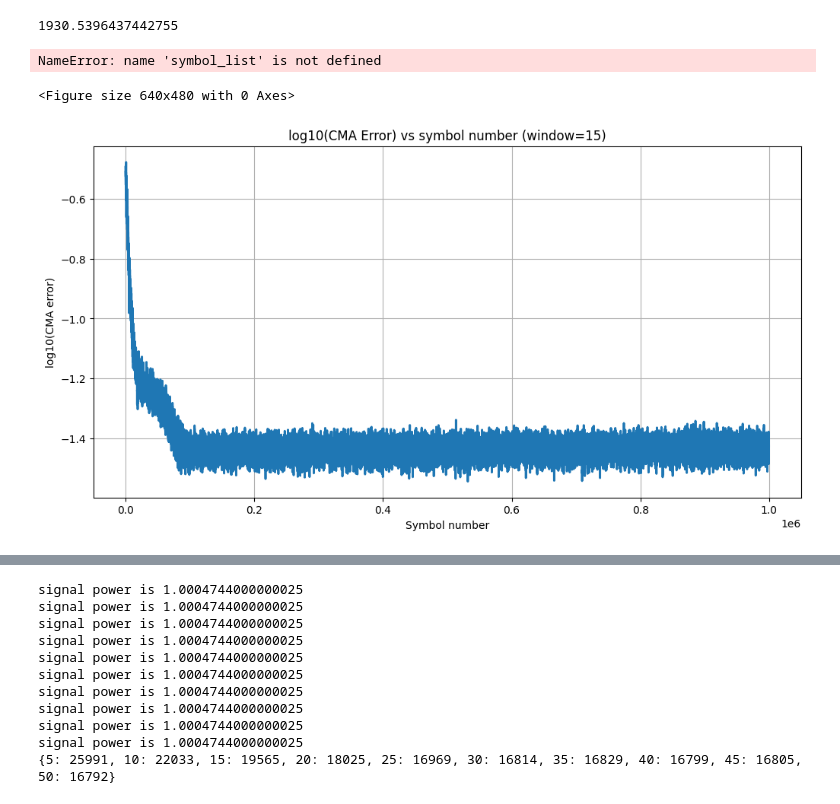
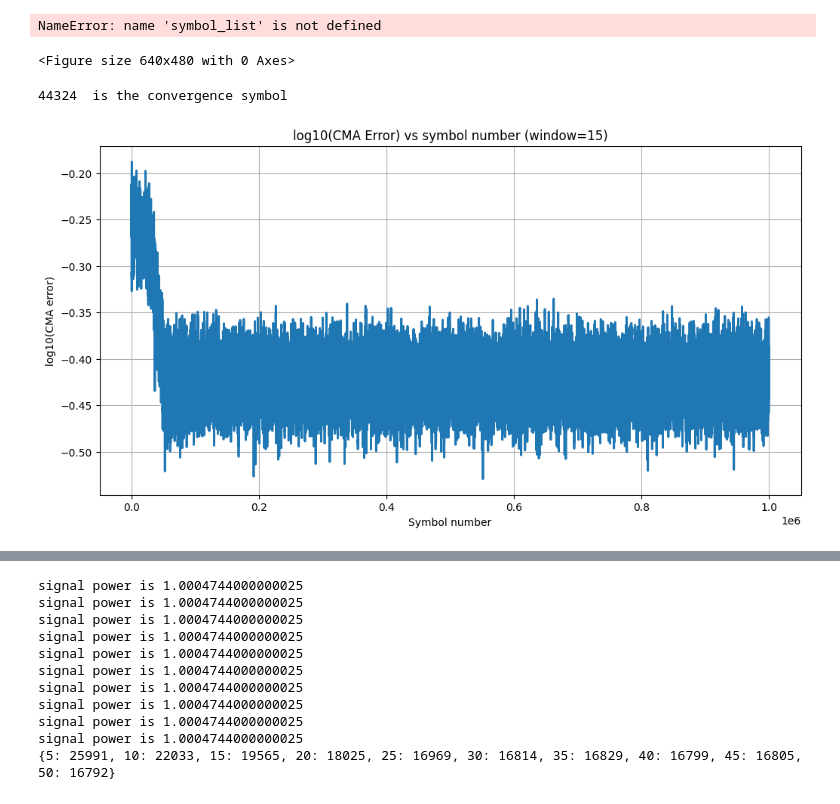
Before and after one commit to Denviser/RL-Project, a Jupyter notebook: DSP/cma_ucb.ipynb, the cells around one changed output, grey strips where cells are left out. Saved outputs shown, nothing was run; the diff lists cells and outputs as text; code cells hidden in the pictures.

```diff
--- a/DSP/cma_ucb.ipynb
+++ b/DSP/cma_ucb.ipynb
@@ -25,9 +25,9 @@ Rs=32e9, # 32 gbaud
 SpS = 2,
 )
 
-E_cfo = cma_utils.apply_cfo_both_polarisations(E_after_pmd, freq_offset, fs)
+# E_cfo = cma_utils.apply_cfo_both_polarisations(E_after_pmd, freq_offset, fs)
 
-E_noisy = cma_utils.apply_awgn(E_cfo, 30)
+E_noisy = cma_utils.apply_awgn(E_after_pmd, 30)
 
 print("Input shape:", E_in.shape)
 print(E_in)
@@ -61,12 +61,13 @@ Output shape: (1000000, 2)
 # %%
 # avg_cost, last_symbol_error, pxx, pxy, pyx, pyy = cma_utils.cma_lbfgs(E_after_pmd, num_taps)
 # run this cell for cma, mcma, or vmcma:
-E_out, stats = cma_utils.lms_cfo_joint(E_noisy, num_taps, mu=1e-4, mu_f=0.3e-4, fs=2e9)
-pxx, pxy, pyx, pyy, f_est, cma_error = stats['pxx'], stats['pyx'], stats['pyx'], stats['pyy'], stats['f_est'], stats['error']
-print(f_est)
+# E_out, stats = cma_utils.lms_cfo_joint(E_noisy, num_taps, mu=1e-4, mu_f=0.3e-4, fs=2e9)
+E_out, stats = cma_utils.cma_python(E_noisy, num_taps, mu_CMA=1e-4)
+pxx, pxy, pyx, pyy, cma_error = stats['pxx'], stats['pyx'], stats['pyx'], stats['pyy'], stats['cma_error']
+
+# pxx, pxy, pyx, pyy, f_est, cma_error = stats['pxx'], stats['pyx'], stats['pyx'], stats['pyy'], stats['f_est'], stats['error']
+# print(f_est)
 # symbols_with_cfo_correction=cma_utils.cfo_correction_both_pol(E_out, fs)
-# %% [output]
-1930.5396437442755
 # %%
 # run this block for lbfgs:
 
@@ -137,29 +138,33 @@ NameError: name 'symbol_list' is not defined
 # %%
 plt.figure(figsize=(12, 6))
 errors = np.array(list(cma_error))
 eps = 1e-12
 errors = np.maximum(errors, eps)
 log_errors = np.log10(errors)
 
 window = 100
 smooth_log_errors = np.convolve(
     log_errors,
     np.ones(window) / window,
     mode="valid"
 )
 
 symbols = np.array(list(cma_error))
 symbols_smooth = symbols[window - 1:]
 
 plt.plot(smooth_log_errors, linewidth=2)
 plt.xlabel("Symbol number")
 plt.ylabel("log10(CMA error)")
 plt.title("log10(CMA Error) vs symbol number (window=15)")
 plt.grid(True)
 
+convergence_symbol= cma_utils.find_convergence_backward(smooth_log_errors)
+print(convergence_symbol, " is the convergence symbol")
+
 plt.show()
 # %% [output]
+44324  is the convergence symbol
-[figure, old version]
+[figure, new version]
 # %%
 print(cma_utils.cluster_and_get_avg_snr(E_out))
 cma_utils.plot_constellation(E_noisy)
```
Also changed, not shown: parts of 2 cells of this notebook, 3 other files.
